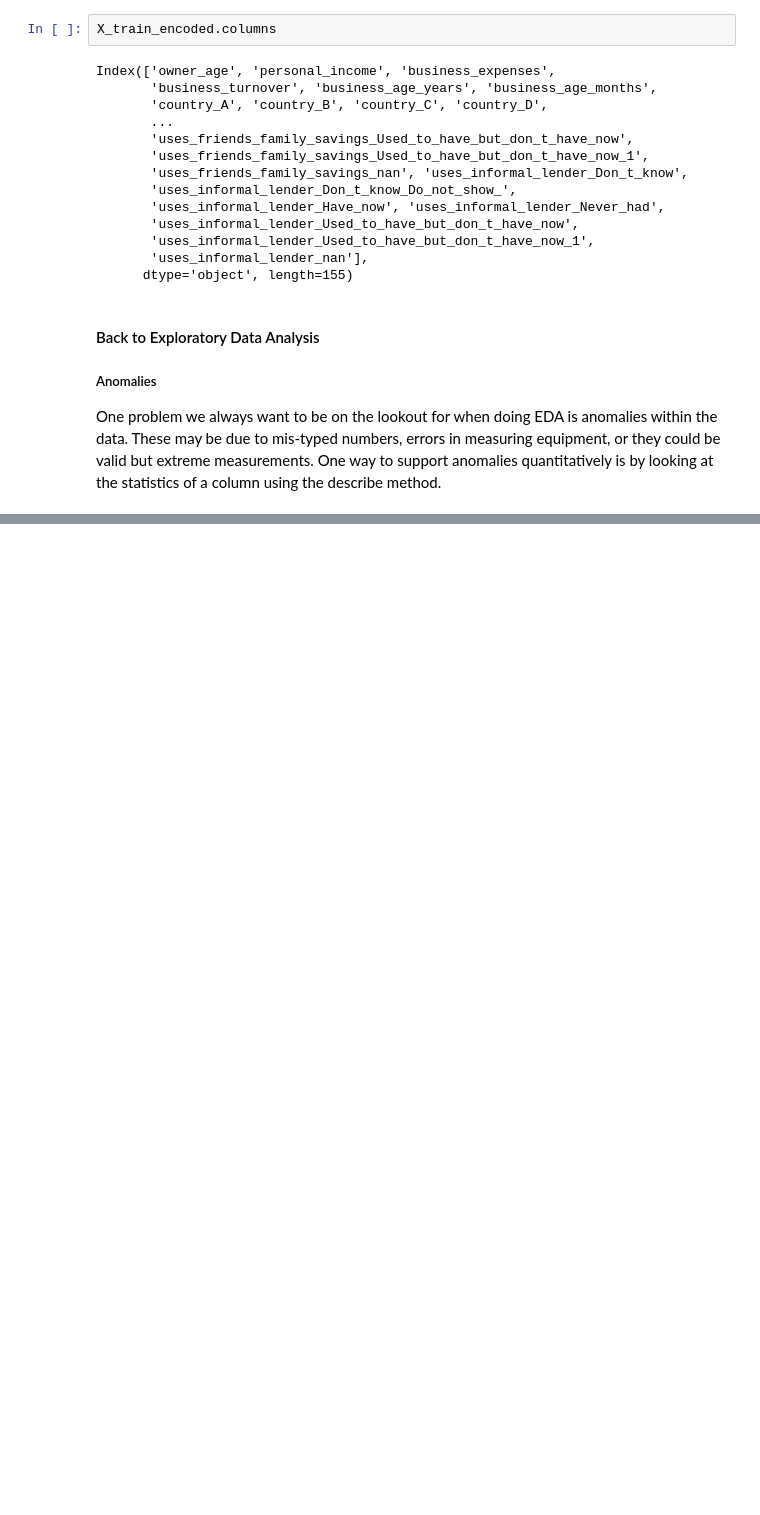
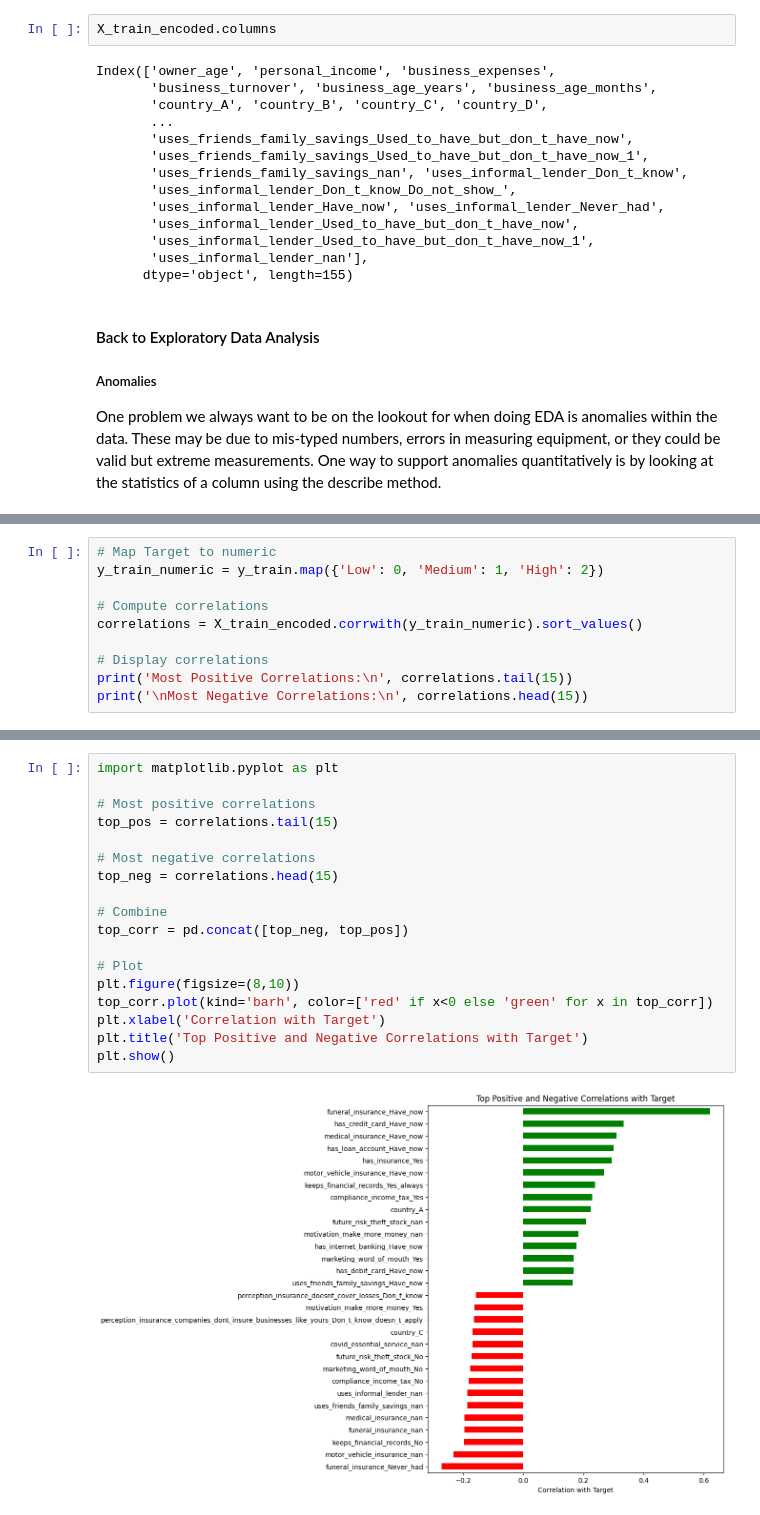
Before and after one commit to ismailSadouki/asri-homework, a Jupyter notebook: notebook.ipynb, the cells around one changed output, grey strips where cells are left out. Drawn from its saved outputs; the diff is of its cells as text; blank space fills up the shorter version.

```diff
--- a/notebook.ipynb
+++ b/notebook.ipynb
@@ -303,0 +256,10 @@ KeyboardInterrupt:
+# %%
+# Map Target to numeric
+y_train_numeric = y_train.map({'Low': 0, 'Medium': 1, 'High': 2})
+
+# Compute correlations
+correlations = X_train_encoded.corrwith(y_train_numeric).sort_values()
+
+# Display correlations
+print('Most Positive Correlations:\n', correlations.tail(15))
+print('\nMost Negative Correlations:\n', correlations.head(15))
@@ -303,0 +284,20 @@ KeyboardInterrupt:
+# %%
+import matplotlib.pyplot as plt
+
+# Most positive correlations
+top_pos = correlations.tail(15)
+
+# Most negative correlations
+top_neg = correlations.head(15)
+
+# Combine
+top_corr = pd.concat([top_neg, top_pos])
+
+# Plot
+plt.figure(figsize=(8,10))
+top_corr.plot(kind='barh', color=['red' if x<0 else 'green' for x in top_corr])
+plt.xlabel('Correlation with Target')
+plt.title('Top Positive and Negative Correlations with Target')
+plt.show()
+# %% [output]
+[figure, added]
```
Also changed, not shown: parts of 19 cells of this notebook, 6 other files.
